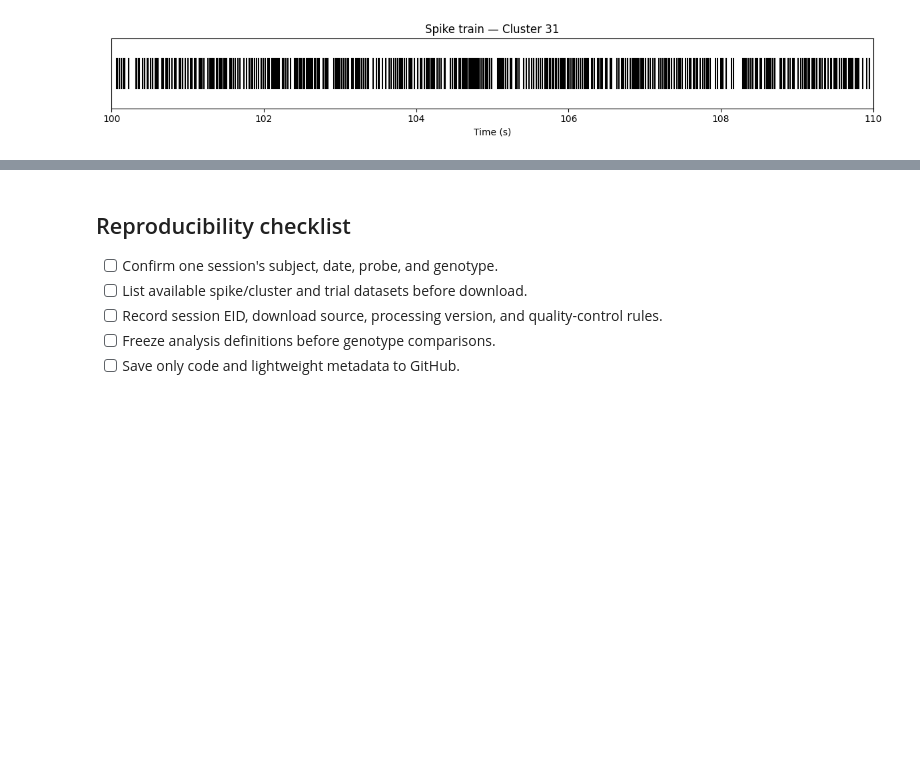
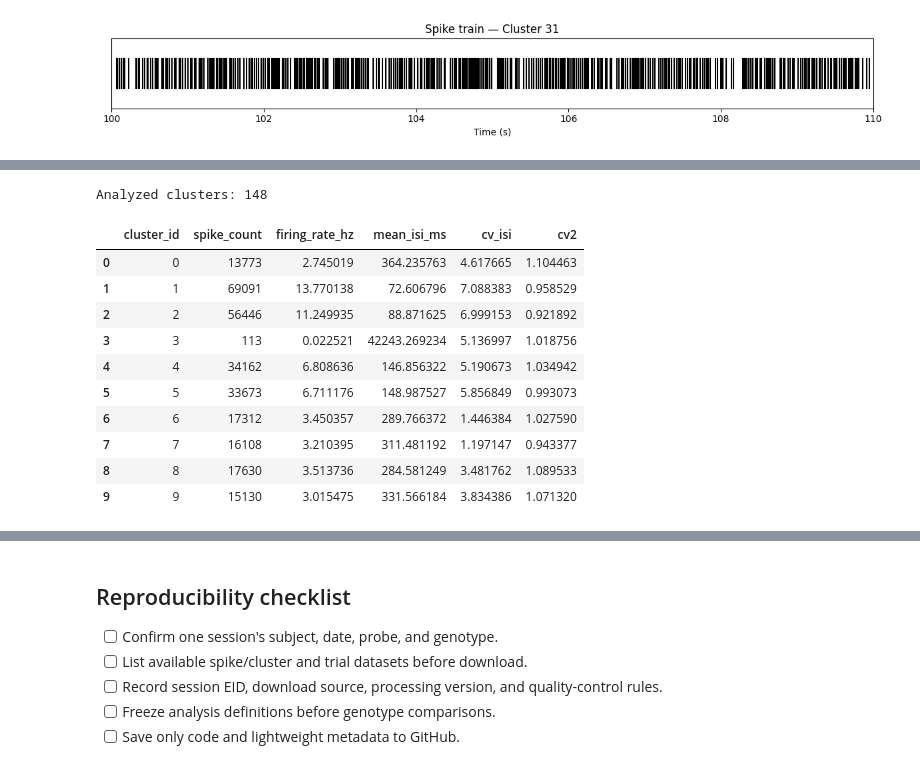
Before and after one commit to Noel-Betelgeuse/autism-neuropixels-reanalysis, a Jupyter notebook: 00_environment_and_data_access.ipynb, the cells around one changed output, grey strips where cells are left out. Drawn from its saved outputs; the diff is of its cells as text; code cells hidden in the pictures; blank space fills up the shorter version.

```diff
--- a/00_environment_and_data_access.ipynb
+++ b/00_environment_and_data_access.ipynb
@@ -235,0 +270,57 @@ Number of spikes: 169928
+# %%
+# Calculate spike train metrics for all clusters.
+recording_duration = spike_times.max() - spike_times.min()
+
+results = []
+
+for cid in np.unique(spike_clusters):
+
+    # Extract spikes belonging to the current cluster.
+    neuron_times = spike_times[spike_clusters == cid]
+    neuron_times = np.sort(neuron_times)
+
+    # Calculate interspike intervals.
+    isi = np.diff(neuron_times)
+
+    if len(isi) < 2:
+        continue
+
+    # Calculate firing rate and ISI statistics.
+    firing_rate = len(neuron_times) / recording_duration
+    mean_isi_ms = np.mean(isi) * 1000
+    cv_isi = np.std(isi) / np.mean(isi)
+
+    # Calculate local firing irregularity.
+    cv2_values = (
+        2 * np.abs(np.diff(isi)) /
+        (isi[:-1] + isi[1:])
+    )
+
+    mean_cv2 = np.mean(cv2_values)
+
+    results.append({
+        "cluster_id": int(cid),
+        "spike_count": len(neuron_times),
+        "firing_rate_hz": firing_rate,
+        "mean_isi_ms": mean_isi_ms,
+        "cv_isi": cv_isi,
+        "cv2": mean_cv2
+    })
+
+metrics_df = pd.DataFrame(results)
+
+print("Analyzed clusters:", len(metrics_df))
+display(metrics_df.head(10))
+# %% [output]
+Analyzed clusters: 148
+|  | cluster_id | spike_count | firing_rate_hz | mean_isi_ms | cv_isi | cv2 |
+| 0 | 0 | 13773 | 2.745019 | 364.235763 | 4.617665 | 1.104463 |
+| 1 | 1 | 69091 | 13.770138 | 72.606796 | 7.088383 | 0.958529 |
+| 2 | 2 | 56446 | 11.249935 | 88.871625 | 6.999153 | 0.921892 |
+| 3 | 3 | 113 | 0.022521 | 42243.269234 | 5.136997 | 1.018756 |
+| 4 | 4 | 34162 | 6.808636 | 146.856322 | 5.190673 | 1.034942 |
+| 5 | 5 | 33673 | 6.711176 | 148.987527 | 5.856849 | 0.993073 |
+| 6 | 6 | 17312 | 3.450357 | 289.766372 | 1.446384 | 1.027590 |
+| 7 | 7 | 16108 | 3.210395 | 311.481192 | 1.197147 | 0.943377 |
+| 8 | 8 | 17630 | 3.513736 | 284.581249 | 3.481762 | 1.089533 |
+| 9 | 9 | 15130 | 3.015475 | 331.566184 | 3.834386 | 1.071320 |
```
Also changed, not shown: parts of 5 cells of this notebook.
